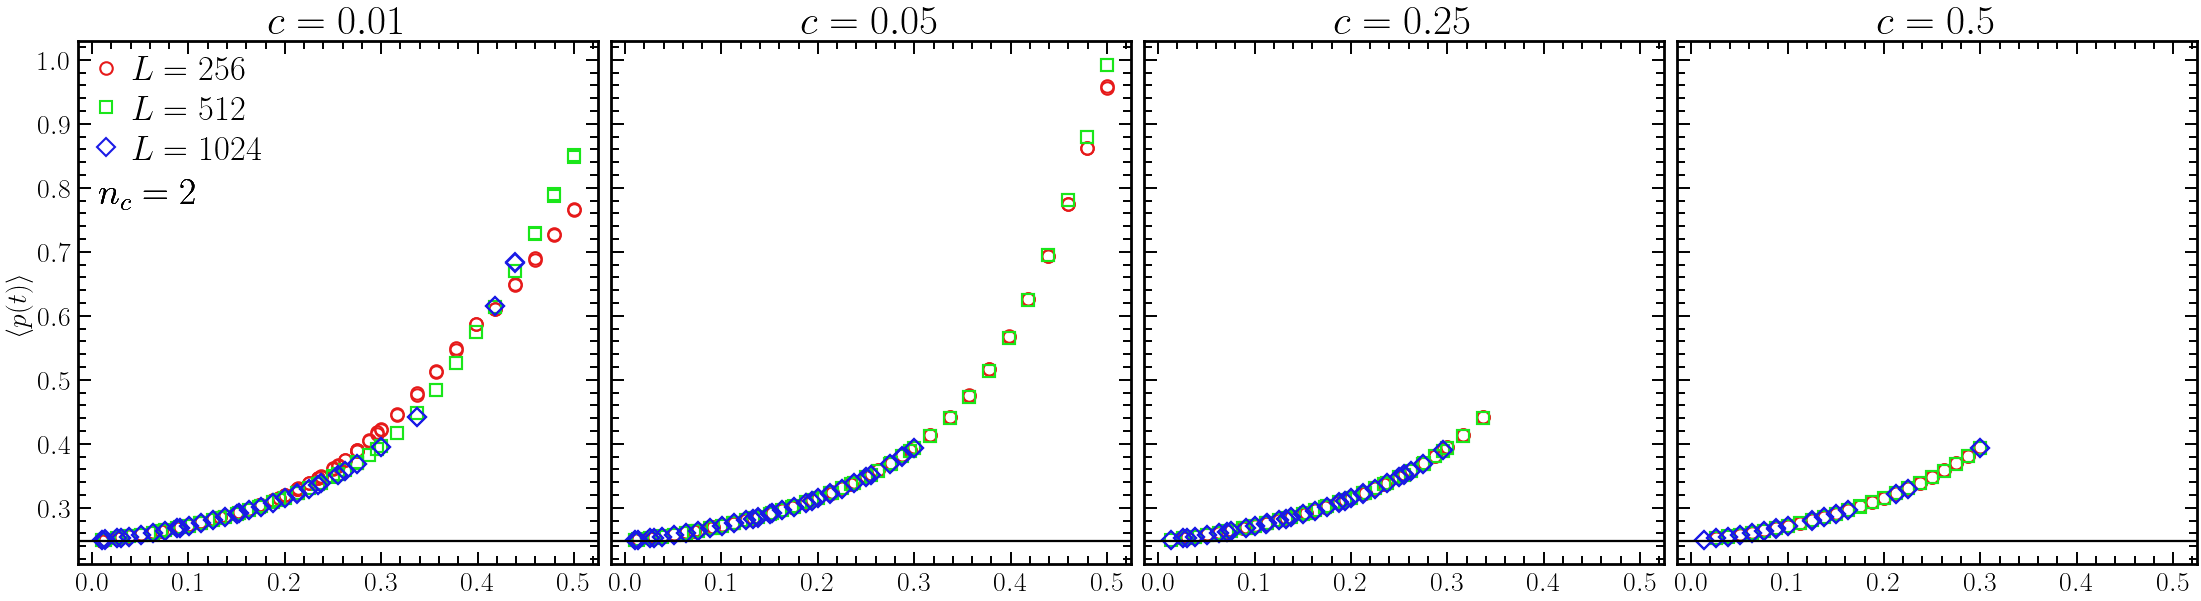
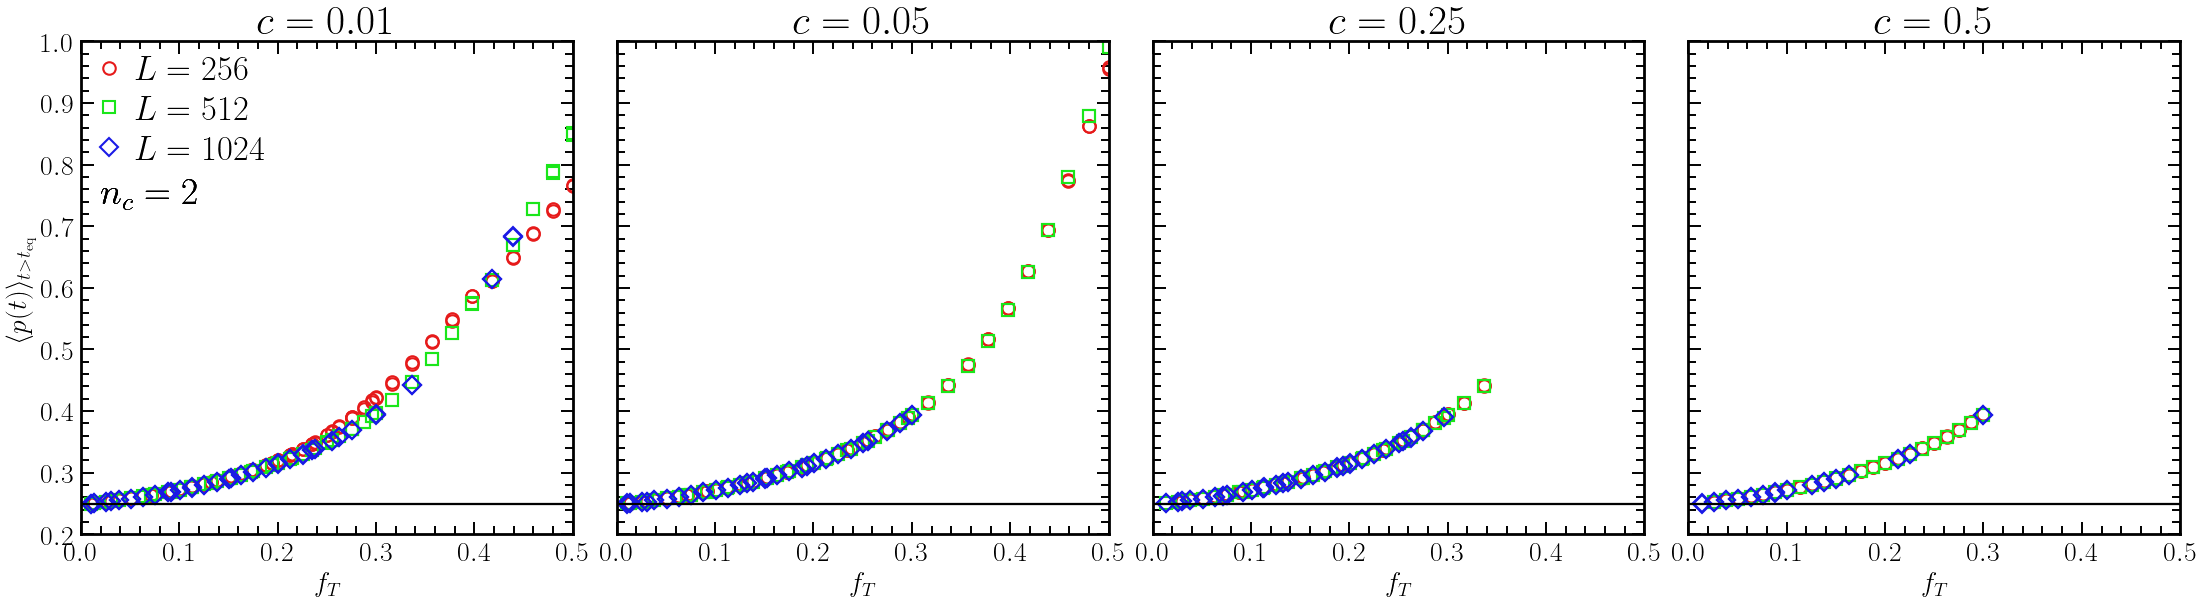
The notebook cell's code change between the first figure and the second:
--- before
+++ after
@@ -25,6 +25,10 @@
         
         if(ax==axes[0]):
-            ax.set_ylabel(r'$\langle p(t) \rangle$')
+            ax.set_ylabel(r'$\langle p(t) \rangle_{t>t_\mathrm{eq}}$')
             ax.legend(fontsize=fs_legend)
-            ax.text(0.04, 0.69, f'$n_c = {nc}$', transform=ax.transAxes , fontsize=fs_l_fig)
+            ax.text(0.04, 0.67, f'$n_c = {nc}$', transform=ax.transAxes , fontsize=fs_l_fig)
+        ax.set_xlim(0, 0.5)
+        ax.set_ylim(0.2, 1.0)
+        ax.set_xlabel(r'$f_T$')
+plt.savefig(f"{results}/p_mean_vs_f_T.png", dpi=300)
 plt.show()

Commit: improve ram